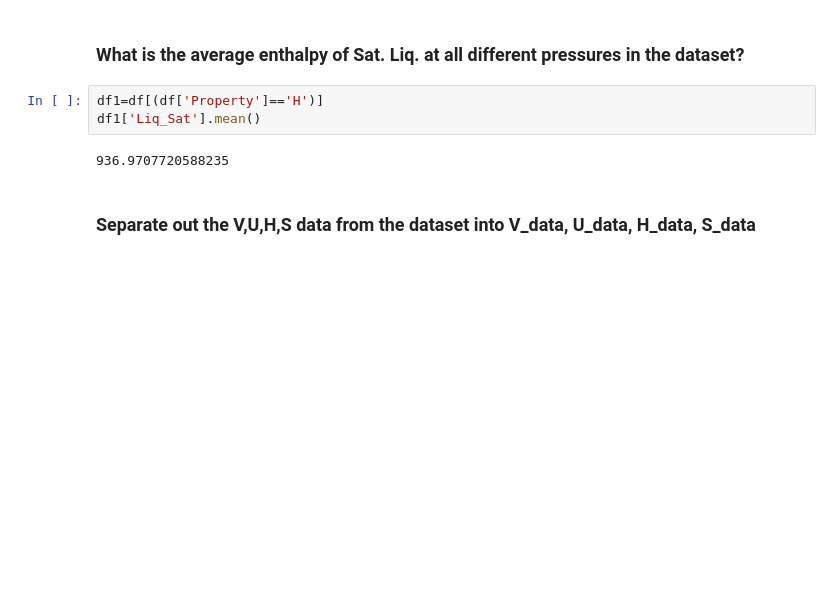
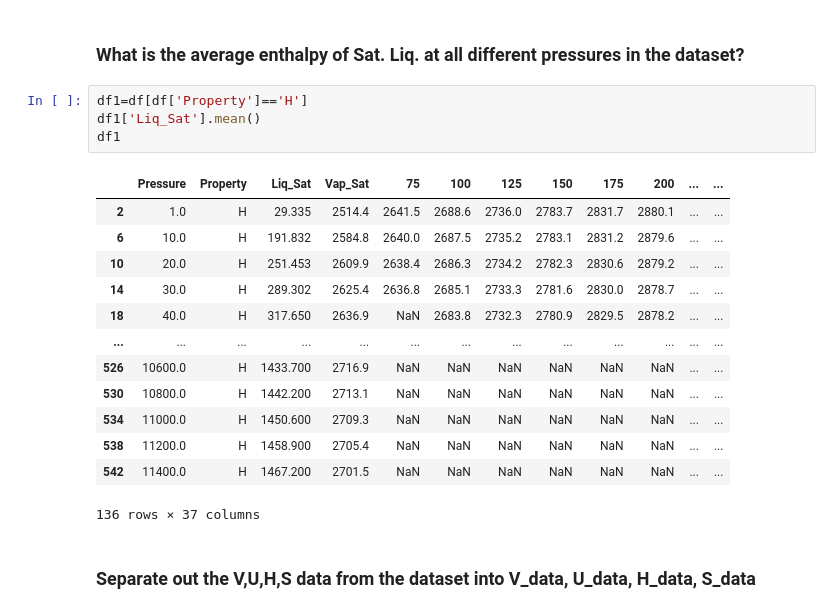
Before and after one commit to sg11421/Machine-Learning-with-Python, a Jupyter notebook: Assignments/Assignment 1/Assignment1.ipynb, the cells around one changed output. Cells and saved outputs as stored; diff of their text form; blank space fills up the shorter version.

```diff
--- a/Assignments/Assignment 1/Assignment1.ipynb
+++ b/Assignments/Assignment 1/Assignment1.ipynb
@@ -313,10 +313,23 @@ Column with highest null value is 75
 # %% [markdown]
 ### What is the average enthalpy of Sat. Liq. at all different pressures in the dataset?
 # %%
-df1=df[(df['Property']=='H')]
+df1=df[df['Property']=='H']
 df1['Liq_Sat'].mean()
+df1
 # %% [output]
+|  | Pressure | Property | Liq_Sat | Vap_Sat | 75 | 100 | 125 | 150 | 175 | 200 | ... | ... |
+| 2 | 1.0 | H | 29.335 | 2514.4 | 2641.5 | 2688.6 | 2736.0 | 2783.7 | 2831.7 | 2880.1 | ... | ... |
+| 6 | 10.0 | H | 191.832 | 2584.8 | 2640.0 | 2687.5 | 2735.2 | 2783.1 | 2831.2 | 2879.6 | ... | ... |
+| 10 | 20.0 | H | 251.453 | 2609.9 | 2638.4 | 2686.3 | 2734.2 | 2782.3 | 2830.6 | 2879.2 | ... | ... |
+| 14 | 30.0 | H | 289.302 | 2625.4 | 2636.8 | 2685.1 | 2733.3 | 2781.6 | 2830.0 | 2878.7 | ... | ... |
+| 18 | 40.0 | H | 317.650 | 2636.9 | NaN | 2683.8 | 2732.3 | 2780.9 | 2829.5 | 2878.2 | ... | ... |
+| ... | ... | ... | ... | ... | ... | ... | ... | ... | ... | ... | ... | ... |
+| 526 | 10600.0 | H | 1433.700 | 2716.9 | NaN | NaN | NaN | NaN | NaN | NaN | ... | ... |
+| 530 | 10800.0 | H | 1442.200 | 2713.1 | NaN | NaN | NaN | NaN | NaN | NaN | ... | ... |
+| 534 | 11000.0 | H | 1450.600 | 2709.3 | NaN | NaN | NaN | NaN | NaN | NaN | ... | ... |
+| 538 | 11200.0 | H | 1458.900 | 2705.4 | NaN | NaN | NaN | NaN | NaN | NaN | ... | ... |
+| 542 | 11400.0 | H | 1467.200 | 2701.5 | NaN | NaN | NaN | NaN | NaN | NaN | ... | ... |
-936.9707720588235
+136 rows × 37 columns
 # %% [markdown]
 ### Separate out the V,U,H,S data from the dataset into V_data, U_data, H_data, S_data
 # %%
```
Also changed, not shown: 2 other files.
